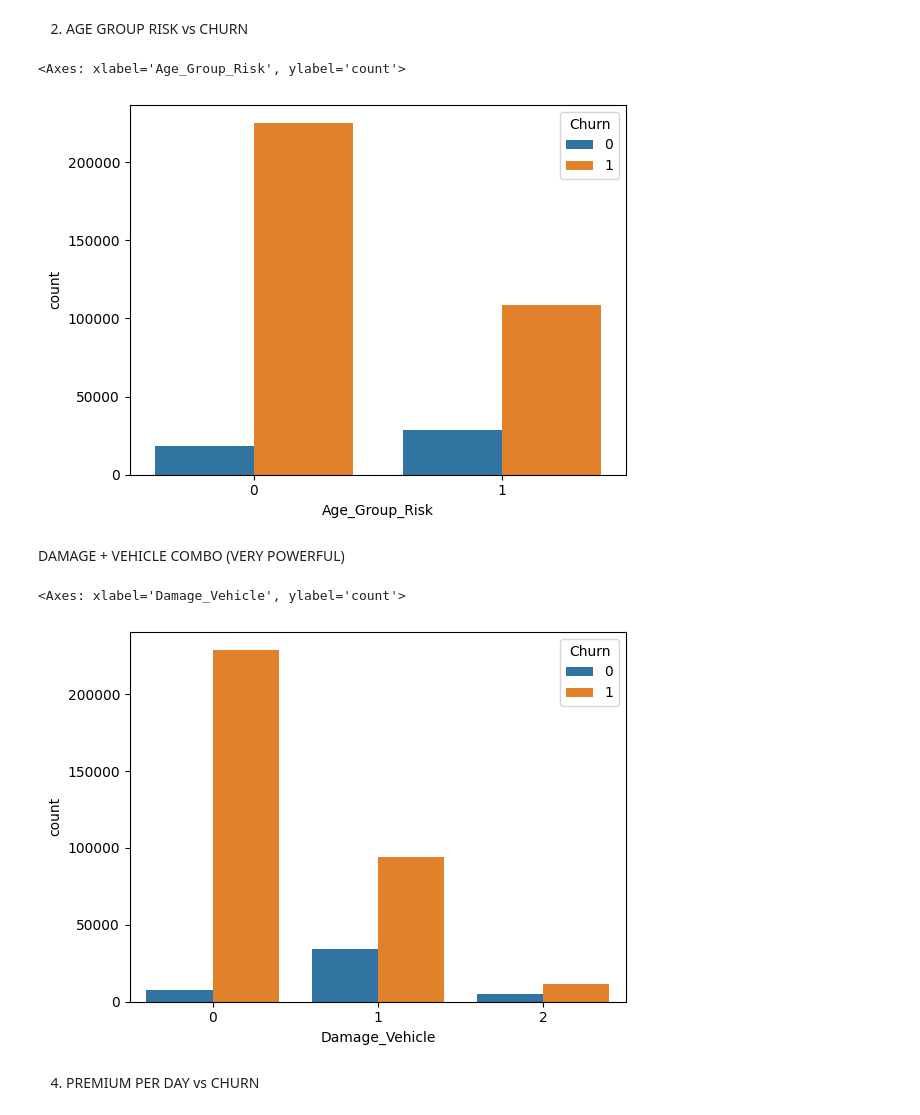
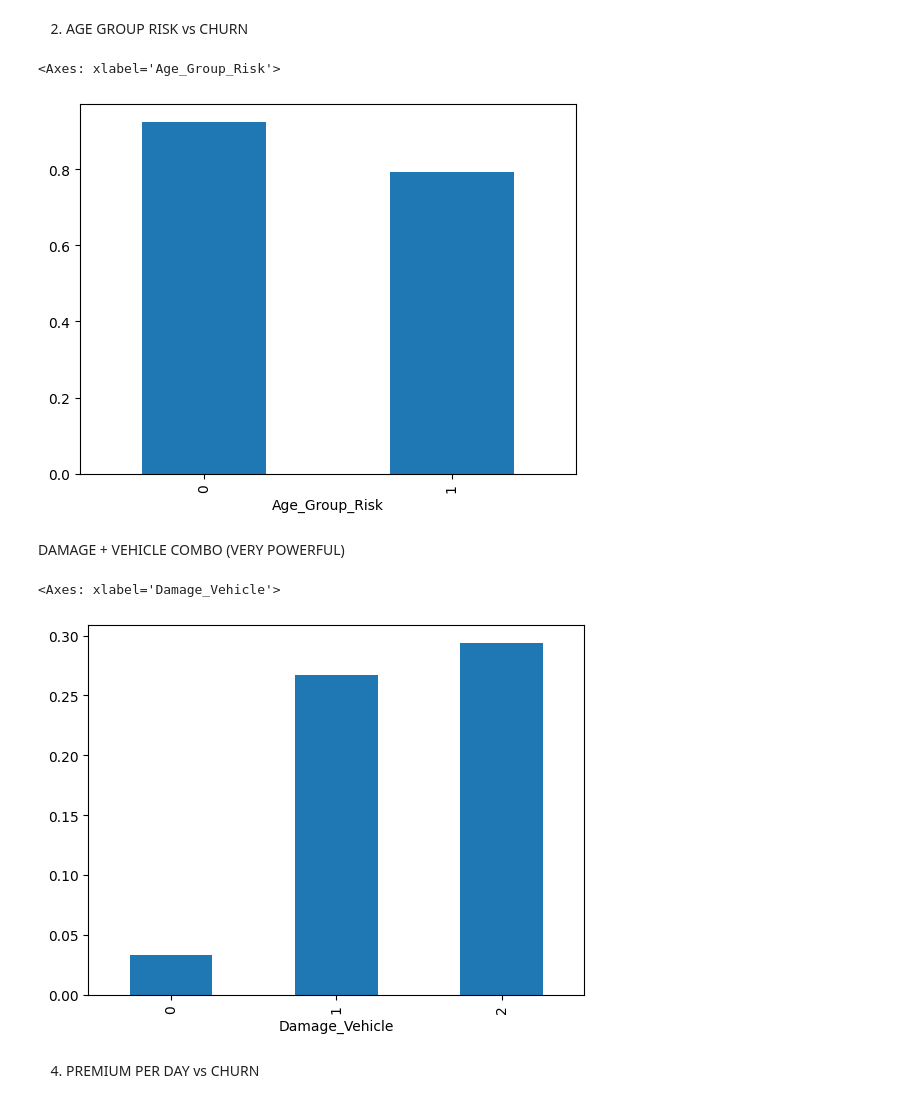
Before and after one commit to Soniya21s/FUTURE_DS_02, a Jupyter notebook: notebooks/04_Advance_EDA.ipynb, the cells around one changed output. Cells and saved outputs as stored; diff of their text form; code cells hidden in the pictures.

```diff
--- a/notebooks/04_Advance_EDA.ipynb
+++ b/notebooks/04_Advance_EDA.ipynb
@@ -15,17 +15,17 @@ sns.boxplot(x='Churn', y='Risk_Score', data=df)
 # %% [markdown]
 2. AGE GROUP RISK vs CHURN
 # %%
-sns.countplot(x='Age_Group_Risk', hue='Churn', data=df)
+df.groupby('Age_Group_Risk')['Churn'].mean().plot(kind='bar')
 # %% [output]
-<Axes: xlabel='Age_Group_Risk', ylabel='count'>
+<Axes: xlabel='Age_Group_Risk'>
-[figure, old version]
+[figure, new version]
 # %% [markdown]
 DAMAGE + VEHICLE COMBO (VERY POWERFUL)
 # %%
-sns.countplot(x='Damage_Vehicle', hue='Churn', data=df)
+df.groupby('Damage_Vehicle')['Churn'].mean().plot(kind='bar')
 # %% [output]
-<Axes: xlabel='Damage_Vehicle', ylabel='count'>
+<Axes: xlabel='Damage_Vehicle'>
-[figure, old version]
+[figure, new version]
 # %% [markdown]
 4. PREMIUM PER DAY vs CHURN
 # %%
```
Also changed, not shown: parts of 3 cells of this notebook, 38 other files.
